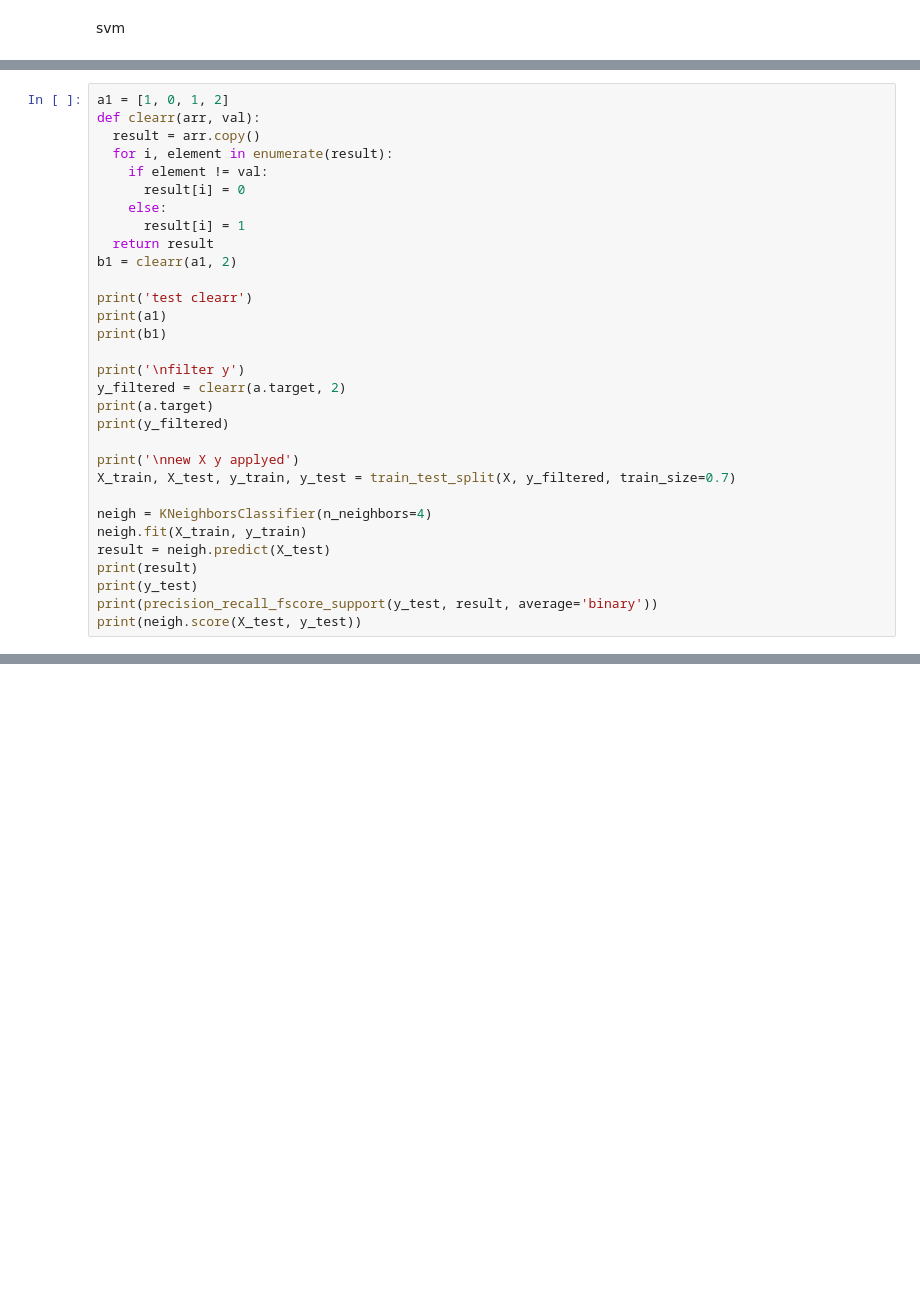
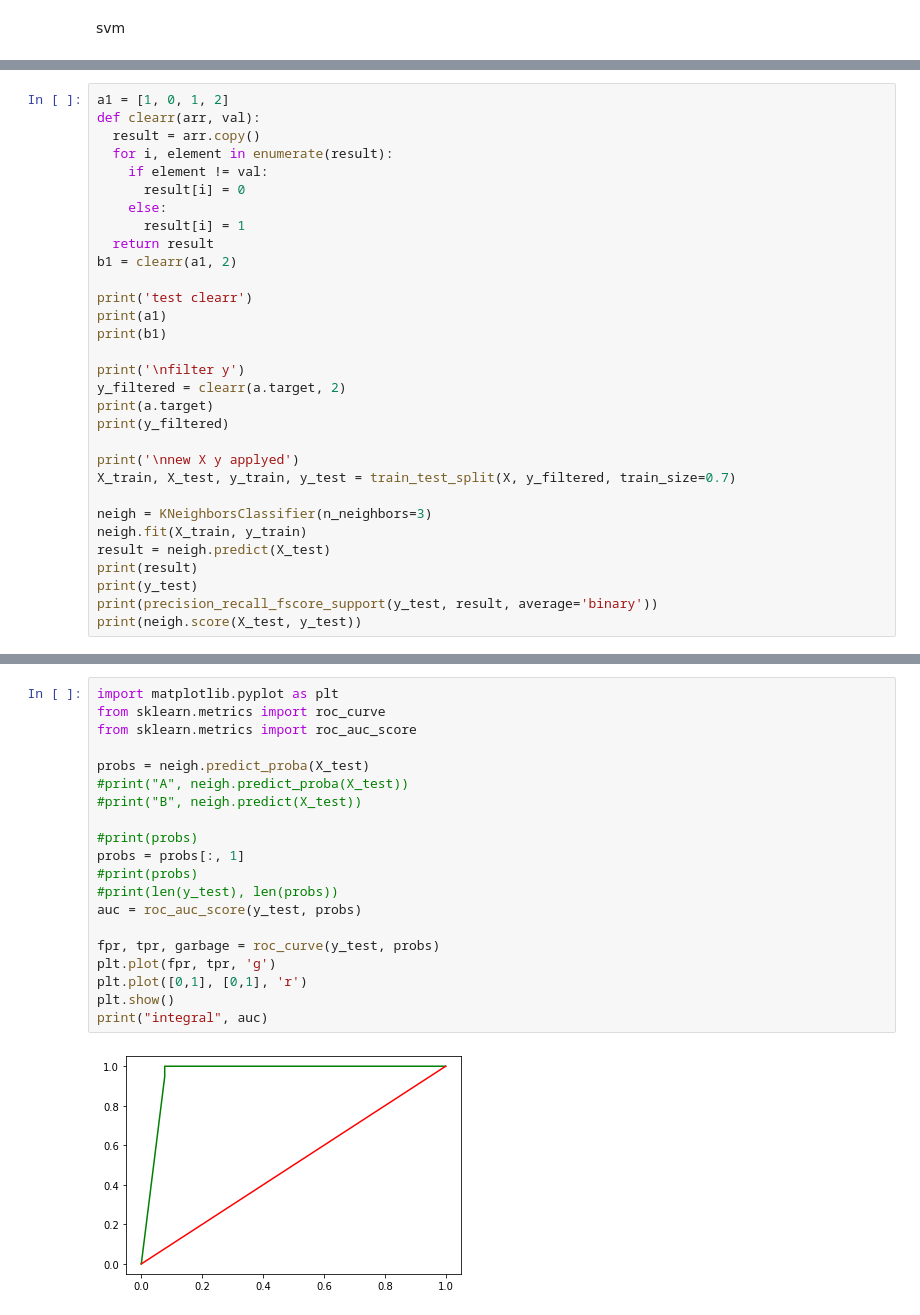
Before and after one commit to koshi8bit/nsu-abmd, a Jupyter notebook: lab01.ipynb, the cells around one changed output, grey strips where cells are left out. Saved outputs shown, nothing was run; the diff lists cells and outputs as text; blank space fills up the shorter version.

```diff
--- a/lab01.ipynb
+++ b/lab01.ipynb
@@ -119,7 +138,7 @@ print(y_filtered)
 print('\nnew X y applyed')
 X_train, X_test, y_train, y_test = train_test_split(X, y_filtered, train_size=0.7)
 
-neigh = KNeighborsClassifier(n_neighbors=4)
+neigh = KNeighborsClassifier(n_neighbors=3)
 neigh.fit(X_train, y_train)
 result = neigh.predict(X_test)
 print(result)
@@ -146,0 +172,22 @@ filter y
+# %%
+import matplotlib.pyplot as plt
+from sklearn.metrics import roc_curve
+from sklearn.metrics import roc_auc_score
+
+probs = neigh.predict_proba(X_test)
+#print("A", neigh.predict_proba(X_test))
+#print("B", neigh.predict(X_test))
+
+#print(probs)
+probs = probs[:, 1]
+#print(probs)
+#print(len(y_test), len(probs))
+auc = roc_auc_score(y_test, probs)
+
+fpr, tpr, garbage = roc_curve(y_test, probs)
+plt.plot(fpr, tpr, 'g')
+plt.plot([0,1], [0,1], 'r')
+plt.show()
+print("integral", auc)
+# %% [output]
+[figure, added]
```
Also changed, not shown: parts of 13 cells of this notebook.
